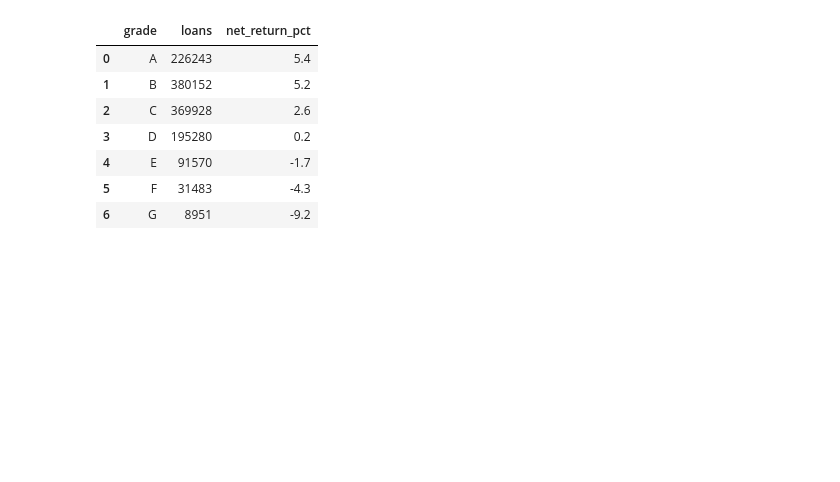
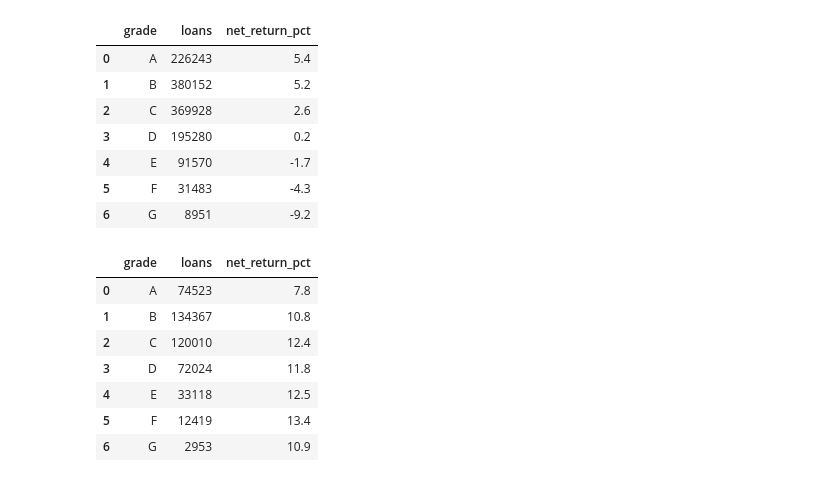
Before and after one commit to arenasdelgadopaula-star/credit-risk-analysis, a Jupyter notebook: 01_data_exploration.ipynb, the cells around one changed output. Saved outputs shown, nothing was run; the diff lists cells and outputs as text; code cells hidden in the pictures; blank space fills up the shorter version.

Commit message:
Add 36-month net return check

```diff
--- a/01_data_exploration.ipynb
+++ b/01_data_exploration.ipynb
@@ -104,3 +104,23 @@ ORDER BY grade;
 | 4 | E | 91570 | -1.7 |
 | 5 | F | 31483 | -4.3 |
 | 6 | G | 8951 | -9.2 |
+# %%
+pd.read_sql_query("""
+SELECT grade,
+       COUNT(*) AS loans,
+       ROUND(100.0 * (SUM(total_pymnt) - SUM(funded_amnt)) / SUM(funded_amnt), 1) AS net_return_pct
+FROM loans
+WHERE loan_status IN ('Fully Paid', 'Charged Off')
+  AND SUBSTR(issue_d, -4) <= '2014'
+GROUP BY grade
+ORDER BY grade;
+""", conn)
+# %% [output]
+|  | grade | loans | net_return_pct |
+| 0 | A | 74523 | 7.8 |
+| 1 | B | 134367 | 10.8 |
+| 2 | C | 120010 | 12.4 |
+| 3 | D | 72024 | 11.8 |
+| 4 | E | 33118 | 12.5 |
+| 5 | F | 12419 | 13.4 |
+| 6 | G | 2953 | 10.9 |
```
Also changed, not shown: parts of 1 cell of this notebook.
